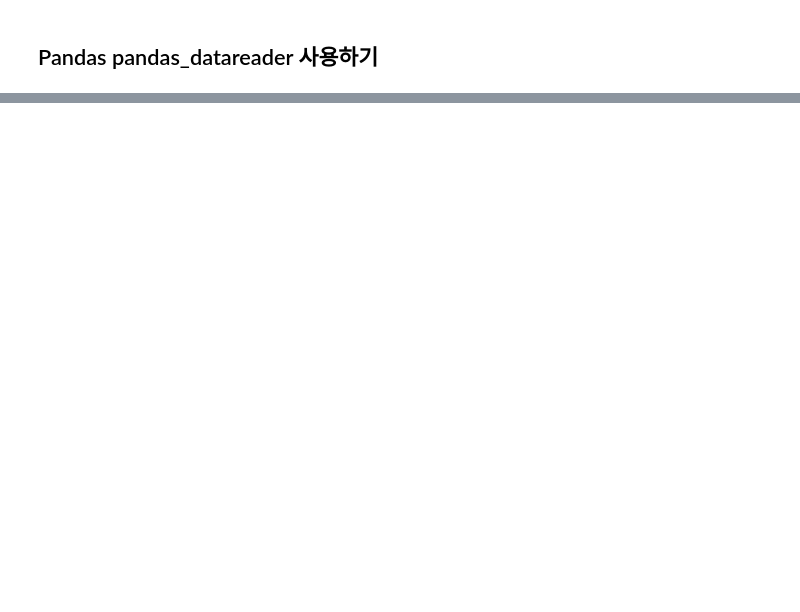
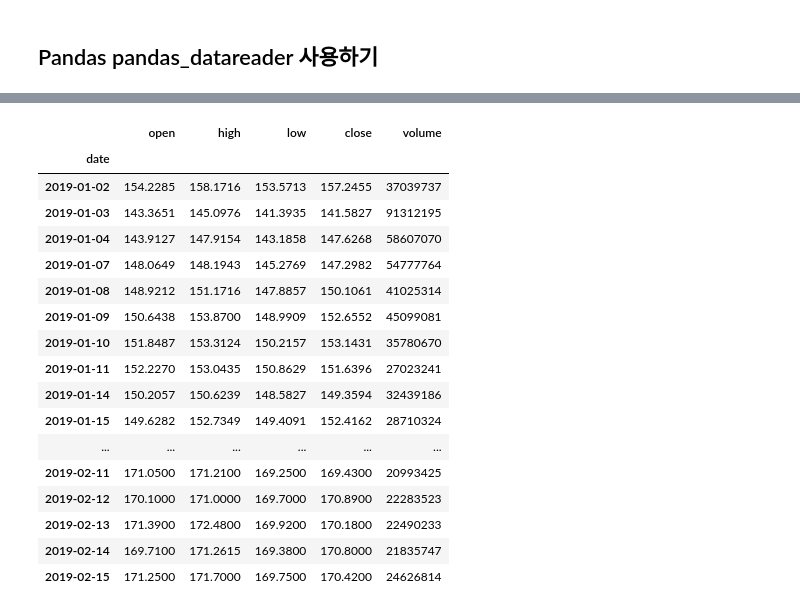
Before and after one commit to bamssong/python, a Jupyter notebook: chapter2/pandas.ipynb, the cells around one changed output, grey strips where cells are left out. Saved outputs shown, nothing was run; the diff lists cells and outputs as text; code cells hidden in the pictures; blank space fills up the shorter version.

```diff
--- a/chapter2/pandas.ipynb
+++ b/chapter2/pandas.ipynb
@@ -160,0 +384,24 @@ Date
+# %%
+start = datetime.datetime(2019, 1, 1)
+end = datetime.datetime(2019, 2, 15)
+aapl = web.DataReader('AAPL', 'iex', start, end)
+aapl
+# %% [output]
+|  | open | high | low | close | volume |
+| date |  |  |  |  |  |
+| 2019-01-02 | 154.2285 | 158.1716 | 153.5713 | 157.2455 | 37039737 |
+| 2019-01-03 | 143.3651 | 145.0976 | 141.3935 | 141.5827 | 91312195 |
+| 2019-01-04 | 143.9127 | 147.9154 | 143.1858 | 147.6268 | 58607070 |
+| 2019-01-07 | 148.0649 | 148.1943 | 145.2769 | 147.2982 | 54777764 |
+| 2019-01-08 | 148.9212 | 151.1716 | 147.8857 | 150.1061 | 41025314 |
+| 2019-01-09 | 150.6438 | 153.8700 | 148.9909 | 152.6552 | 45099081 |
+| 2019-01-10 | 151.8487 | 153.3124 | 150.2157 | 153.1431 | 35780670 |
+| 2019-01-11 | 152.2270 | 153.0435 | 150.8629 | 151.6396 | 27023241 |
+| 2019-01-14 | 150.2057 | 150.6239 | 148.5827 | 149.3594 | 32439186 |
+| 2019-01-15 | 149.6282 | 152.7349 | 149.4091 | 152.4162 | 28710324 |
+| ... | ... | ... | ... | ... | ... |
+| 2019-02-11 | 171.0500 | 171.2100 | 169.2500 | 169.4300 | 20993425 |
+| 2019-02-12 | 170.1000 | 171.0000 | 169.7000 | 170.8900 | 22283523 |
+| 2019-02-13 | 171.3900 | 172.4800 | 169.9200 | 170.1800 | 22490233 |
+| 2019-02-14 | 169.7100 | 171.2615 | 169.3800 | 170.8000 | 21835747 |
+| 2019-02-15 | 171.2500 | 171.7000 | 169.7500 | 170.4200 | 24626814 |
```
Also changed, not shown: parts of 30 cells of this notebook, 3 other files.
